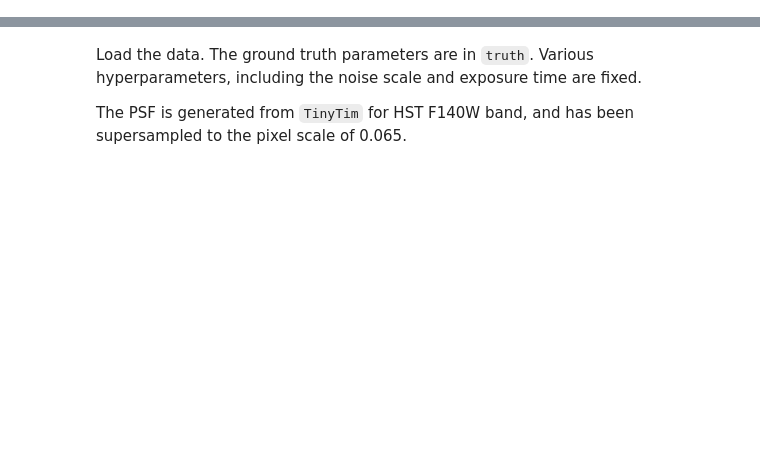
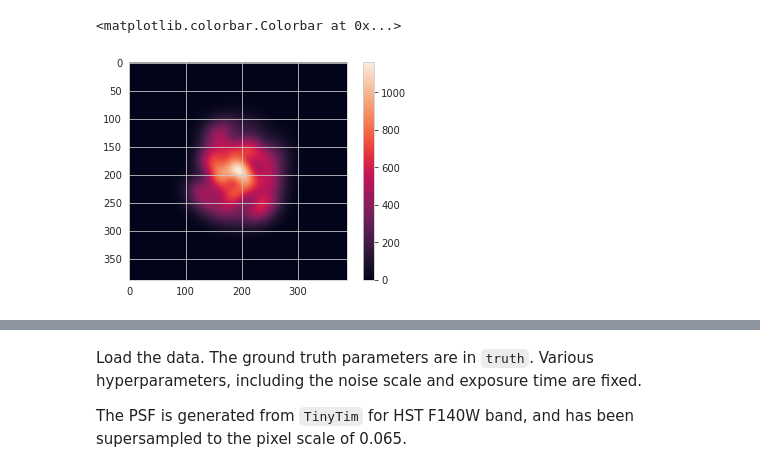
Before and after one commit to giga-lens/gigalens, a Jupyter notebook: shapelets-demo.ipynb, the cells around one changed output, grey strips where cells are left out. Cells and saved outputs as stored; diff of their text form; code cells hidden in the pictures; blank space fills up the shorter version.

```diff
--- a/shapelets-demo.ipynb
+++ b/shapelets-demo.ipynb
@@ -17,3 +17,24 @@ from gigalens.tf.profiles.mass import epl, shear, sis
 import gigalens
 sns.set_style("whitegrid")
 tfd = tfp.distributions
+# %%
+img = plt.imread('spiral.jpeg')
+img = img[:,131:-131]
+img = np.sqrt(img[...,1].astype(np.float32))
+img -= np.median(img[:20,:20])
+img *= 100
+from skimage.transform import downscale_local_mean
+img = downscale_local_mean(img, (5,5))
+img = np.pad(img, [(100, 100), (100, 100)], mode='constant')
+grid = np.linspace(-1,1,len(img)).astype(np.float32)
+xx,yy = np.meshgrid(grid,grid)
+xx, yy = xx[np.newaxis,...,np.newaxis], yy[np.newaxis,...,np.newaxis]
+n_max = 8
+shp = shapelets.Shapelets(n_max=n_max, interpolate=False, use_lstsq=True)
+components = np.squeeze(shp.light(xx, yy, beta=0.13, center_x=0, center_y=0))
+X = components.reshape((shp.depth, -1))
+Y = img.flatten()
+sol, resid, _, _ = np.linalg.lstsq(X.T, Y)
+plt.imshow((sol@X).reshape(img.shape))
+plt.colorbar()
+# %% [output]
@@ -20,3 +43,5 @@ tfd = tfp.distributions
+<matplotlib.colorbar.Colorbar at 0x...>
+[figure, added]
 # %%
 lens_prior = tfd.JointDistributionSequential(
     [
```
Also changed, not shown: parts of 10 cells of this notebook, 3 other files.
